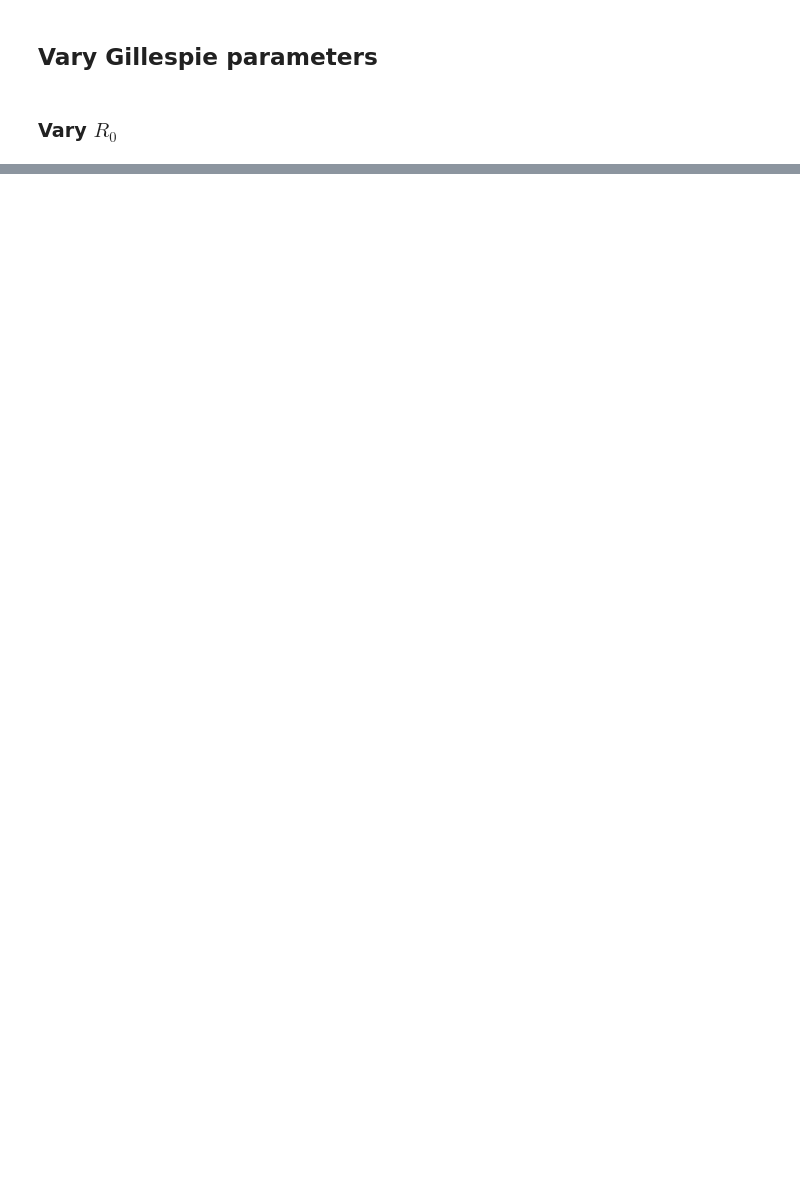
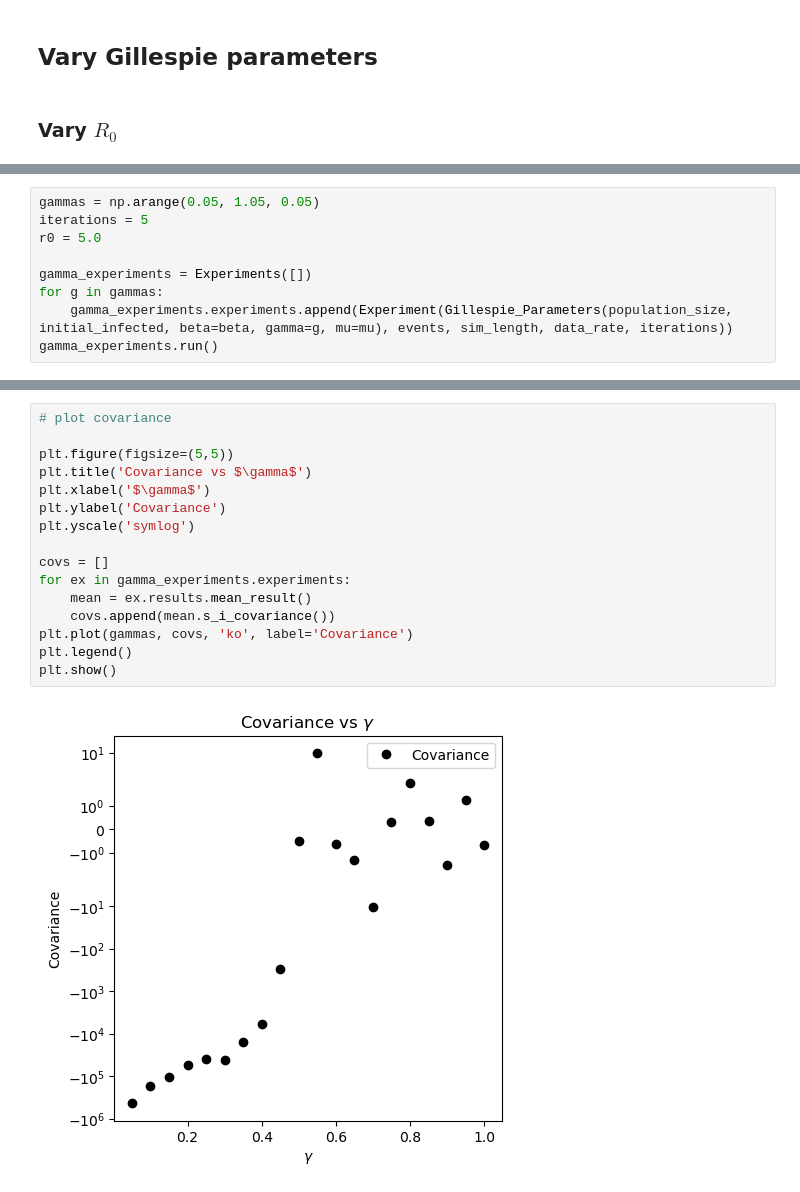
Before and after one commit to kylehtunis/stochastic-modeling, a Jupyter notebook: problem1.ipynb, the cells around one changed output, grey strips where cells are left out. Saved outputs shown, nothing was run; the diff lists cells and outputs as text; blank space fills up the shorter version.

```diff
--- a/problem1.ipynb
+++ b/problem1.ipynb
@@ -318,0 +353,9 @@ Ran iteration 5 in 1.42 seconds
+# %%
+gammas = np.arange(0.05, 1.05, 0.05)
+iterations = 5
+r0 = 5.0
+
+gamma_experiments = Experiments([])
+for g in gammas:
+    gamma_experiments.experiments.append(Experiment(Gillespie_Parameters(population_size, initial_infected, beta=beta, gamma=g, mu=mu), events, sim_length, data_rate, iterations))
+gamma_experiments.run()
@@ -318,0 +380,18 @@ Ran iteration 5 in 1.42 seconds
+# %%
+# plot covariance
+
+plt.figure(figsize=(5,5))
+plt.title('Covariance vs $\gamma$')
+plt.xlabel('$\gamma$')
+plt.ylabel('Covariance')
+plt.yscale('symlog')
+
+covs = []
+for ex in gamma_experiments.experiments:
+    mean = ex.results.mean_result()
+    covs.append(mean.s_i_covariance())
+plt.plot(gammas, covs, 'ko', label='Covariance')
+plt.legend()
+plt.show()
+# %% [output]
+[figure, added]
```
Also changed, not shown: parts of 9 cells of this notebook.
